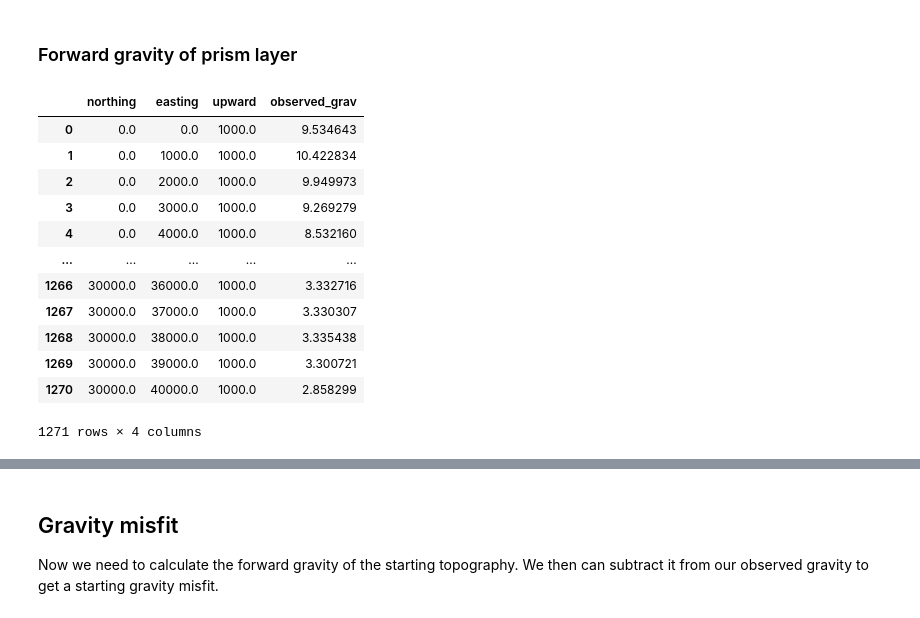
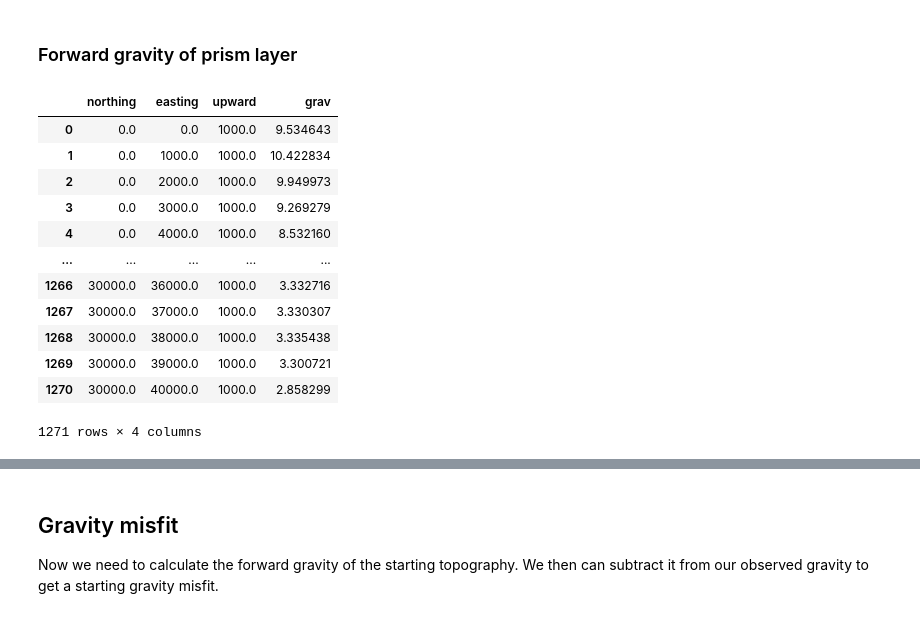
Before and after one commit to mdtanker/invert4geom, a Jupyter notebook: docs/user_guide/adhering_to_constraints.ipynb, the cells around one changed output, grey strips where cells are left out. Cells and saved outputs as stored; diff of their text form; code cells hidden in the pictures.

```diff
--- a/docs/user_guide/adhering_to_constraints.ipynb
+++ b/docs/user_guide/adhering_to_constraints.ipynb
@@ -116,36 +116,37 @@ prisms = utils.grids_to_prisms(
 ### Forward gravity of prism layer
 # %%
 # make pandas dataframe of locations to calculate gravity
+# this represents the station locations of a gravity survey
 # create lists of coordinates
 coords = vd.grid_coordinates(
     region=region,
     spacing=spacing,
     pixel_register=False,
-    extra_coords=1000,
+    extra_coords=1000,  # survey elevation
 )
 
 # grid the coordinates
 observations = vd.make_xarray_grid(
     (coords[0], coords[1]),
     data=coords[2],
     data_names="upward",
     dims=("northing", "easting"),
 ).upward
 
 grav_df = vd.grid_to_table(observations)
 
-grav_df["observed_grav"] = prisms.prism_layer.gravity(
+grav_df["grav"] = prisms.prism_layer.gravity(
     coordinates=(
         grav_df.easting,
         grav_df.northing,
         grav_df.upward,
     ),
     field="g_z",
     progressbar=True,
 )
 grav_df
 # %% [output]
-|  | northing | easting | upward | observed_grav |
+|  | northing | easting | upward | grav |
 | 0 | 0.0 | 0.0 | 1000.0 | 9.534643 |
 | 1 | 0.0 | 1000.0 | 1000.0 | 10.422834 |
 | 2 | 0.0 | 2000.0 | 1000.0 | 9.949973 |
```
Also changed, not shown: parts of 6 cells of this notebook, 5 other files.
